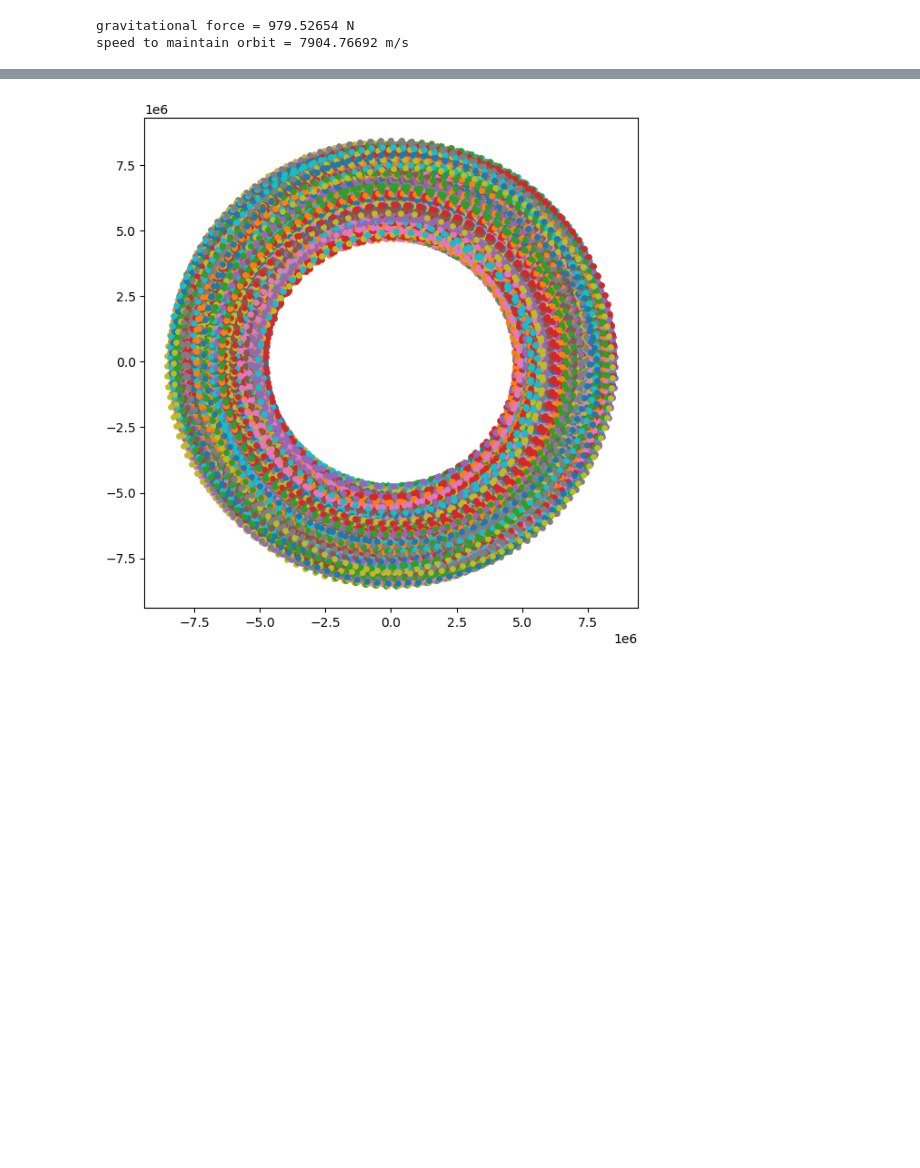
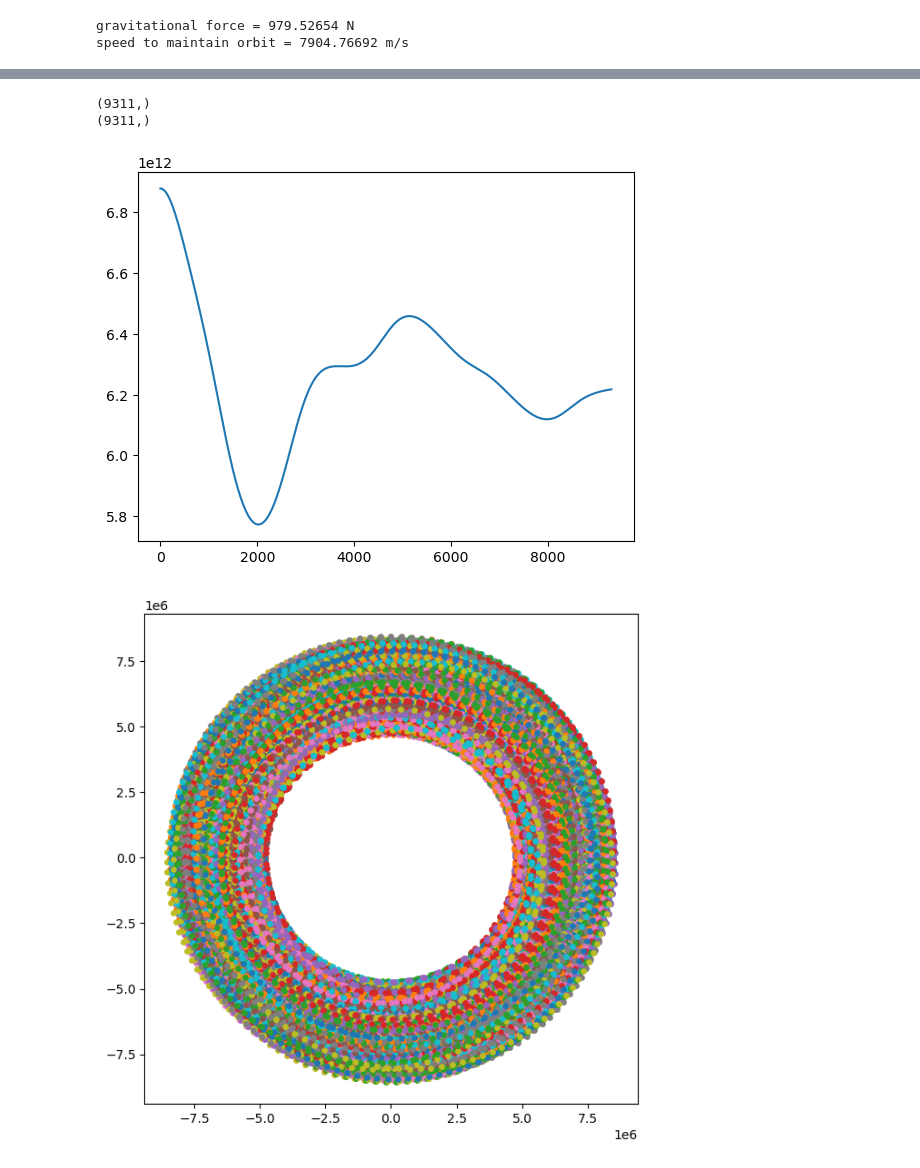
Before and after one commit to igred8/orbital_dynamics_basic, a Jupyter notebook: notebooks/00-dev-igad.ipynb, the cells around one changed output, grey strips where cells are left out. Cells and saved outputs as stored; diff of their text form; code cells hidden in the pictures; blank space fills up the shorter version.

```diff
--- a/notebooks/00-dev-igad.ipynb
+++ b/notebooks/00-dev-igad.ipynb
@@ -110,9 +181,9 @@ YHAT  = np.reshape( [0,1,0], [1,3])
 ZHAT  = np.reshape( [0,0,1], [1,3])
 
 rng = np.random.default_rng( seed = 123 )
-npts = 12345
+npts = 1200
 dilate = rng.uniform(0.9, 1.3, npts)
-thetas = rng.uniform(0, 2*const.pi, npts)
+thetas = rng.uniform(0, 2*const.pi, [npts,1])
 sats = []
 for dil,th in zip(dilate,thetas):
     rhat_ = np.cos(th)*XHAT + np.sin(th)*YHAT
@@ -143,3 +240,21 @@ r.shape
+# %%
+rnorm = LA.norm(r, ord=2, axis=2)
+vnorm = LA.norm(v, ord=2, axis=2)
+
+energy_gravity = np.sum( const.G * EARTH_MASS_KG * esys.masses.T / rnorm, axis=1 )
+energy_kinetic = 0.5 * np.sum( esys.masses.T * vnorm**2, axis=1 )
+
+print(energy_gravity.shape)
+print(energy_kinetic.shape)
+
+fig, ax = plt.subplots(1,1)
+
+ax.plot( energy_kinetic[2:]+energy_gravity[2:])
+plt.show()
+# %% [output]
+(9311,)
+(9311,)
+[figure, added]
 # %%
 import pyvista as pv
 pv.OFF_SCREEN = True
```
Also changed, not shown: parts of 8 cells of this notebook, 2 other files.
